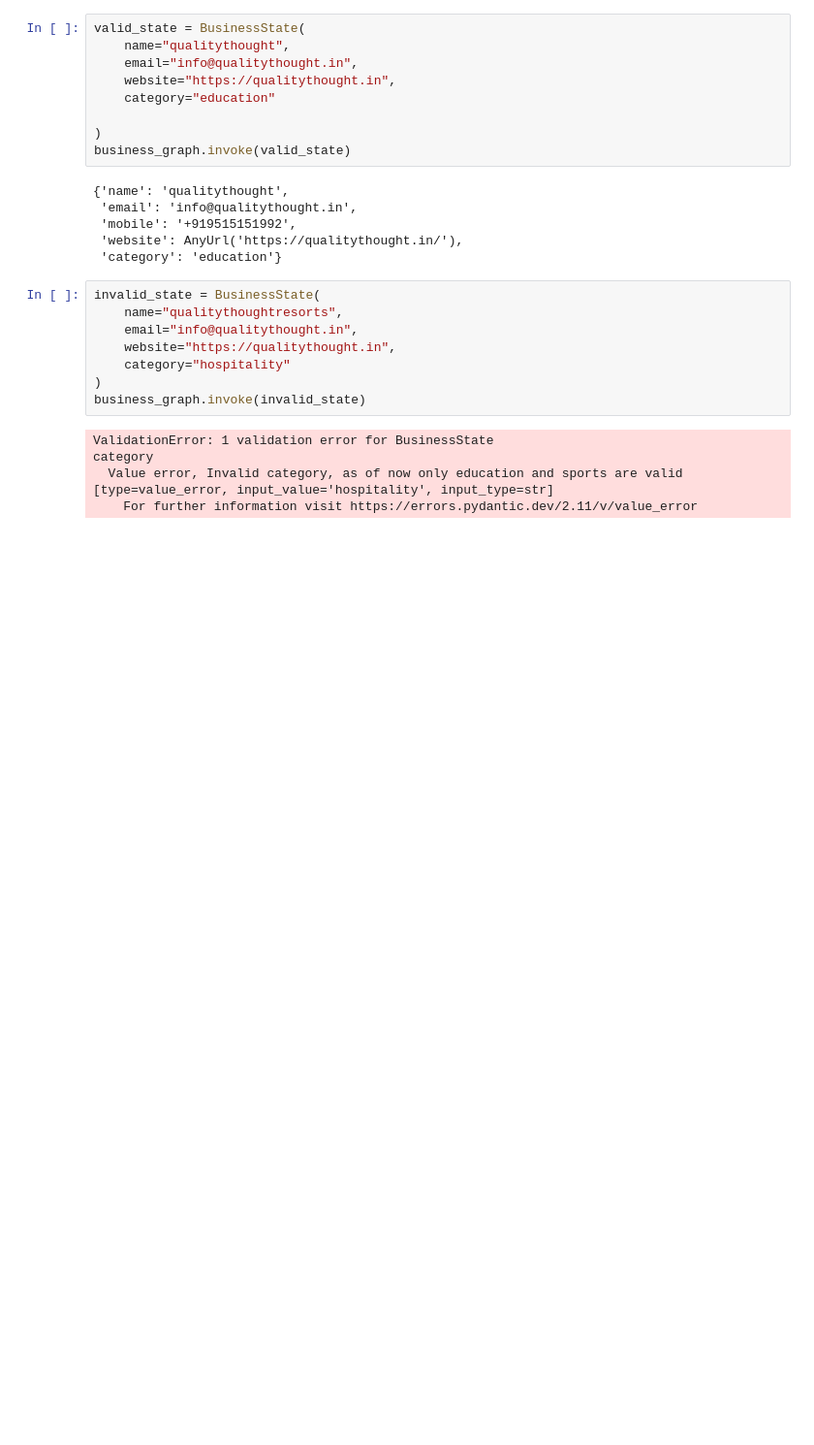
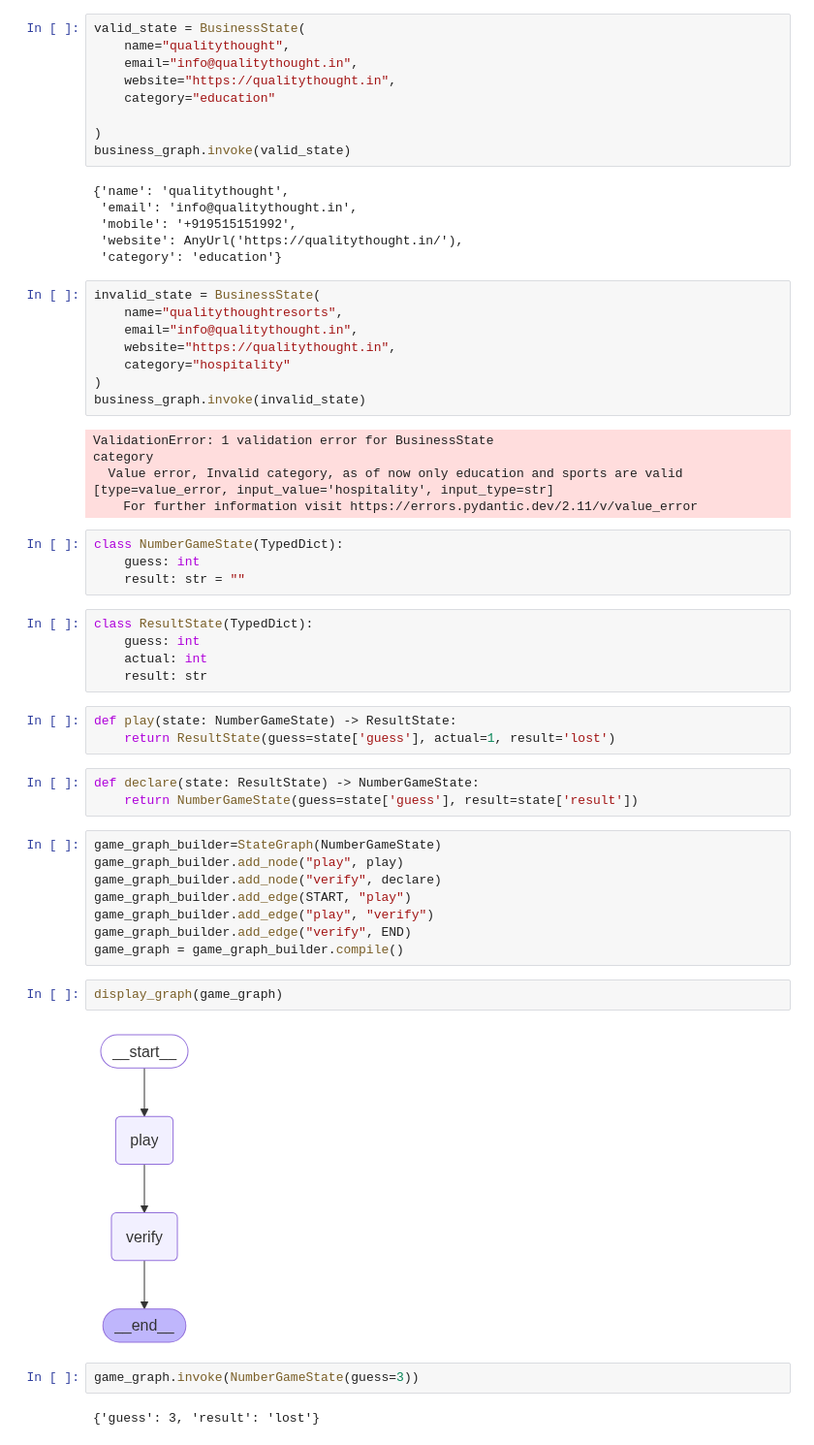
Before and after one commit to GenAIDevelopment/agenticai, a Jupyter notebook: may25/langgraph/first_graph/statetypes.ipynb, the cells around one changed output. Shown at 97% size. Saved outputs shown, nothing was run; the diff lists cells and outputs as text; blank space fills up the shorter version.

Commit message:
Added intro to state types

```diff
--- a/may25/langgraph/first_graph/statetypes.ipynb
+++ b/may25/langgraph/first_graph/statetypes.ipynb
@@ -199,3 +199,34 @@ ValidationError: 1 validation error for BusinessState
 category
   Value error, Invalid category, as of now only education and sports are valid [type=value_error, input_value='hospitality', input_type=str]
     For further information visit https://errors.pydantic.dev/2.11/v/value_error
+# %%
+class NumberGameState(TypedDict):
+    guess: int
+    result: str = ""
+# %%
+class ResultState(TypedDict):
+    guess: int
+    actual: int
+    result: str
+# %%
+def play(state: NumberGameState) -> ResultState:
+    return ResultState(guess=state['guess'], actual=1, result='lost')
+# %%
+def declare(state: ResultState) -> NumberGameState:
+    return NumberGameState(guess=state['guess'], result=state['result'])
+# %%
+game_graph_builder=StateGraph(NumberGameState)
+game_graph_builder.add_node("play", play)
+game_graph_builder.add_node("verify", declare)
+game_graph_builder.add_edge(START, "play")
+game_graph_builder.add_edge("play", "verify")
+game_graph_builder.add_edge("verify", END)
+game_graph = game_graph_builder.compile()
+# %%
+display_graph(game_graph)
+# %% [output]
+[figure, added]
+# %%
+game_graph.invoke(NumberGameState(guess=3))
+# %% [output]
+{'guess': 3, 'result': 'lost'}
```
